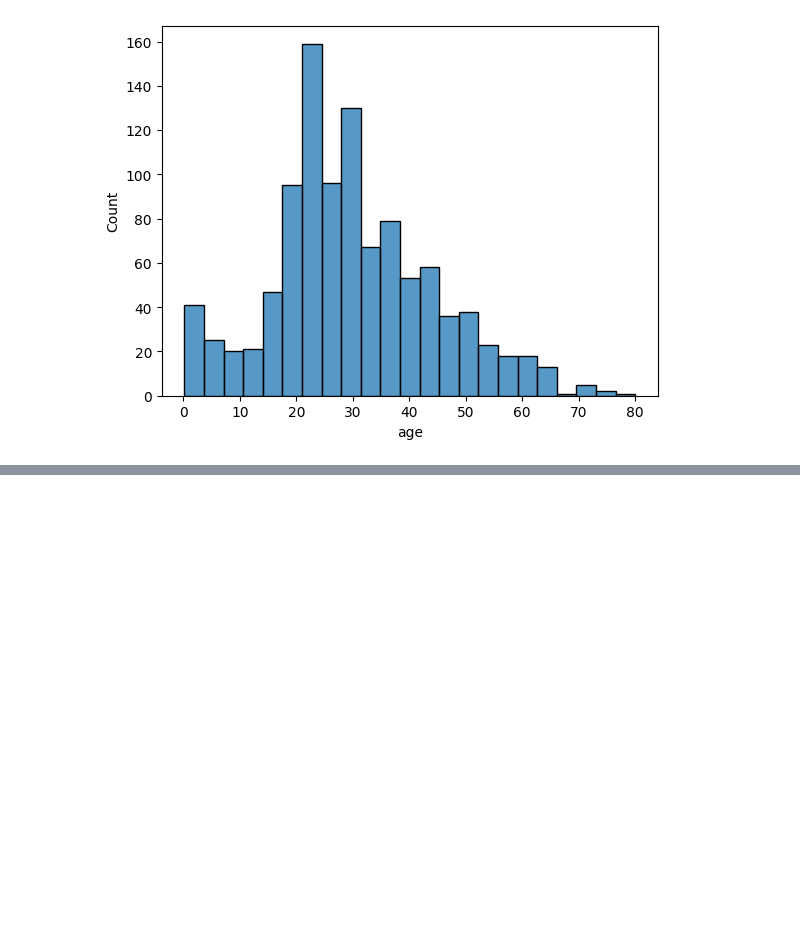
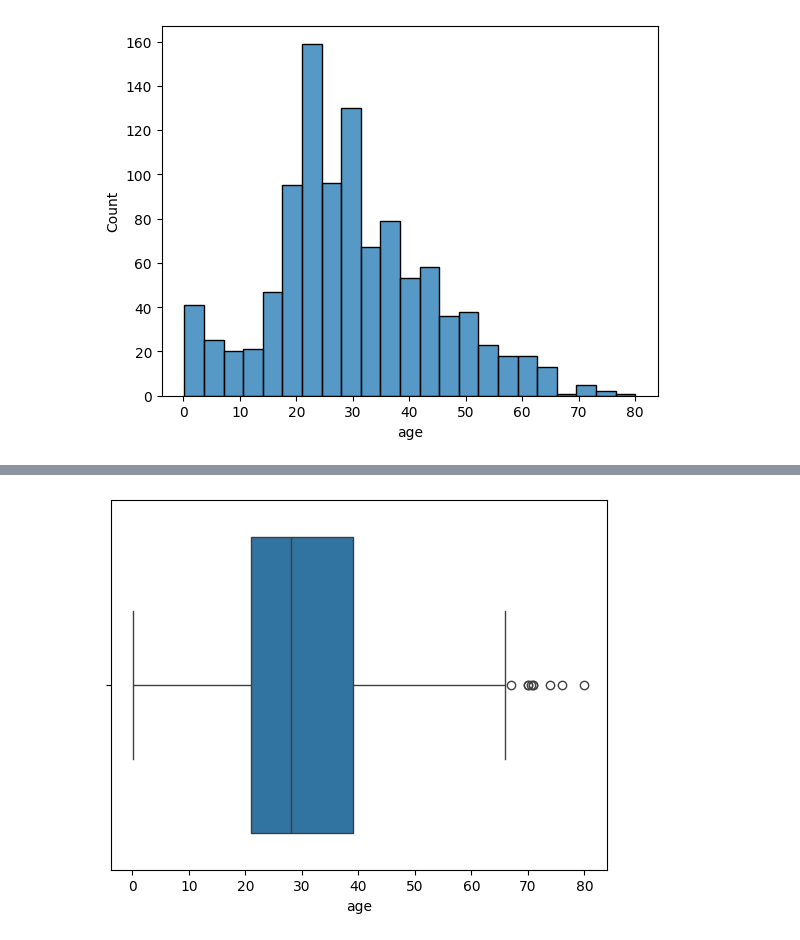
Before and after one commit to subhamoydatta703/Pandas-Seaborn-Scikit-Learn, a Jupyter notebook: seaborn/day1.ipynb, the cells around one changed output, grey strips where cells are left out. Saved outputs shown, nothing was run; the diff lists cells and outputs as text; code cells hidden in the pictures; blank space fills up the shorter version.

```diff
--- a/seaborn/day1.ipynb
+++ b/seaborn/day1.ipynb
@@ -59,0 +184,5 @@ plt.show()
+# %%
+sns.boxplot(data=df, x="age")
+plt.show()
+# %% [output]
+[figure, added]
```
Also changed, not shown: parts of 3 cells of this notebook, 1 other file.
